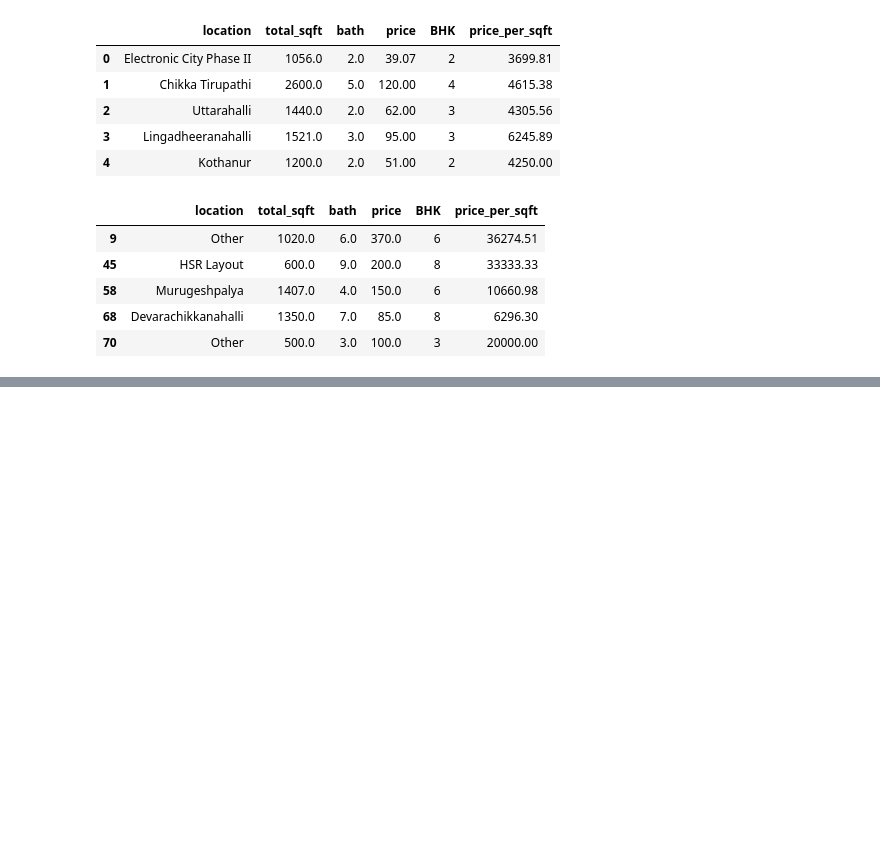
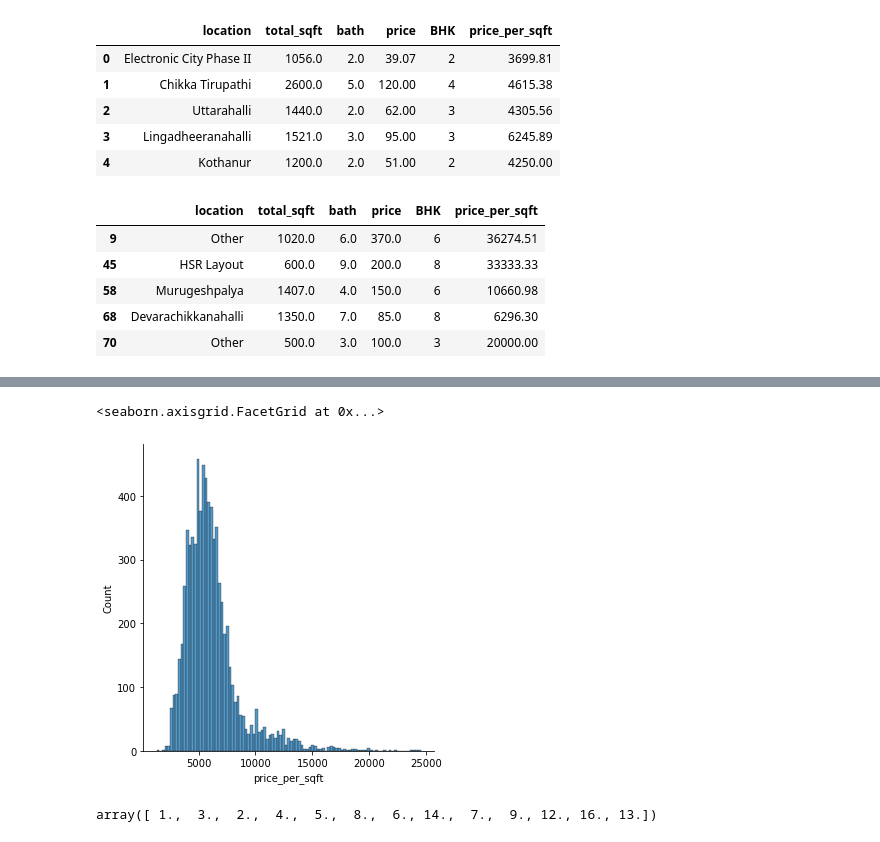
Before and after one commit to hemant271/DataScience, a Jupyter notebook: House Price Prediction/PricePrediction.ipynb, the cells around one changed output, grey strips where cells are left out. Drawn from its saved outputs; the diff is of its cells as text; code cells hidden in the pictures; blank space fills up the shorter version.

```diff
--- a/House Price Prediction/PricePrediction.ipynb
+++ b/House Price Prediction/PricePrediction.ipynb
@@ -118,0 +194,9 @@ df2 = df1[~(df1['total_sqft']/df1['BHK'] < 300)]
+# %%
+sns.displot(df4.price_per_sqft, kind = 'hist')
+# %% [output]
+<seaborn.axisgrid.FacetGrid at 0x...>
+[figure, added]
+# %%
+df4.bath.unique()
+# %% [output]
+array([ 1.,  3.,  2.,  4.,  5.,  8.,  6., 14.,  7.,  9., 12., 16., 13.])
```
Also changed, not shown: parts of 20 cells of this notebook.
